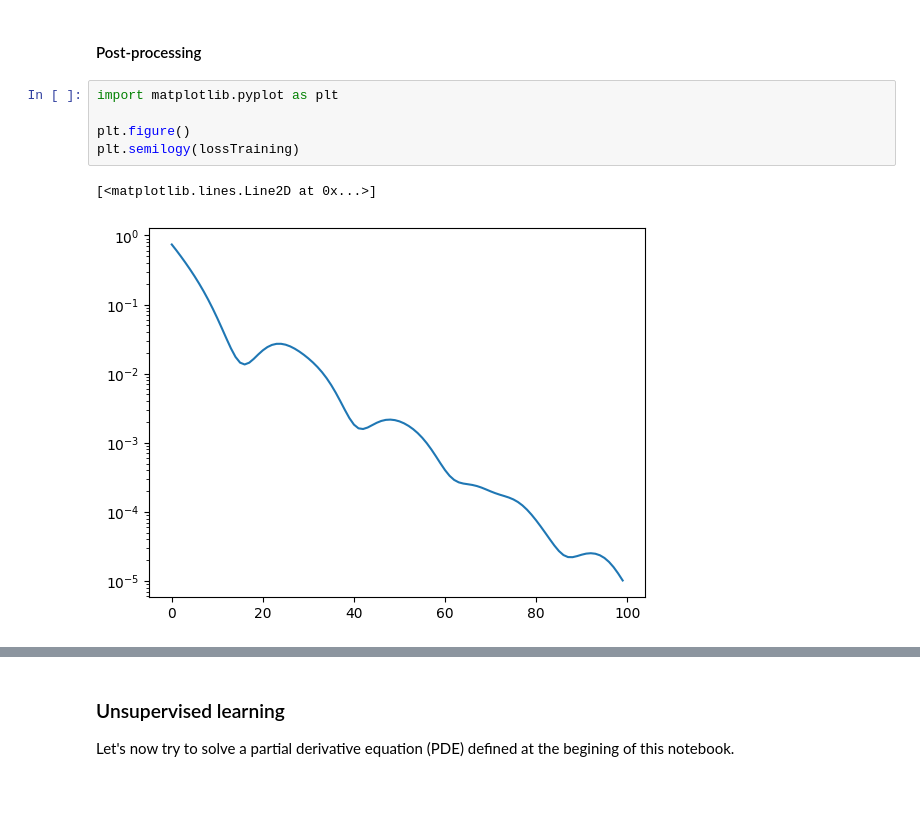
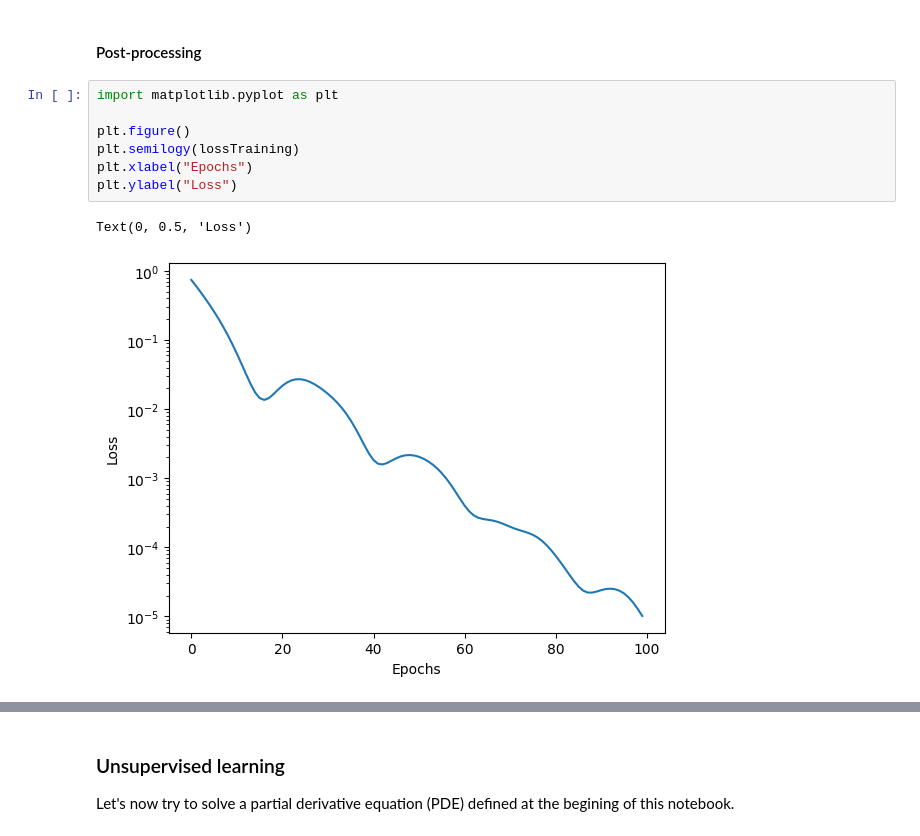
Before and after one commit to AlexandreDabySeesaram/Simplified_1D_NeuROM, a Jupyter notebook: demos/1D_element_based.ipynb, the cells around one changed output, grey strips where cells are left out. Drawn from its saved outputs; the diff is of its cells as text; blank space fills up the shorter version.

```diff
--- a/demos/1D_element_based.ipynb
+++ b/demos/1D_element_based.ipynb
@@ -256,11 +256,13 @@ i = 99 | loss = 1.02e-05
 # %%
 import matplotlib.pyplot as plt
 
 plt.figure()
 plt.semilogy(lossTraining)
+plt.xlabel("Epochs")
+plt.ylabel("Loss")
 # %% [output]
-[<matplotlib.lines.Line2D at 0x...>]
+Text(0, 0.5, 'Loss')
-[figure, old version]
+[figure, new version]
 # %%
 
 model.eval()
```
Also changed, not shown: parts of 5 cells of this notebook.
